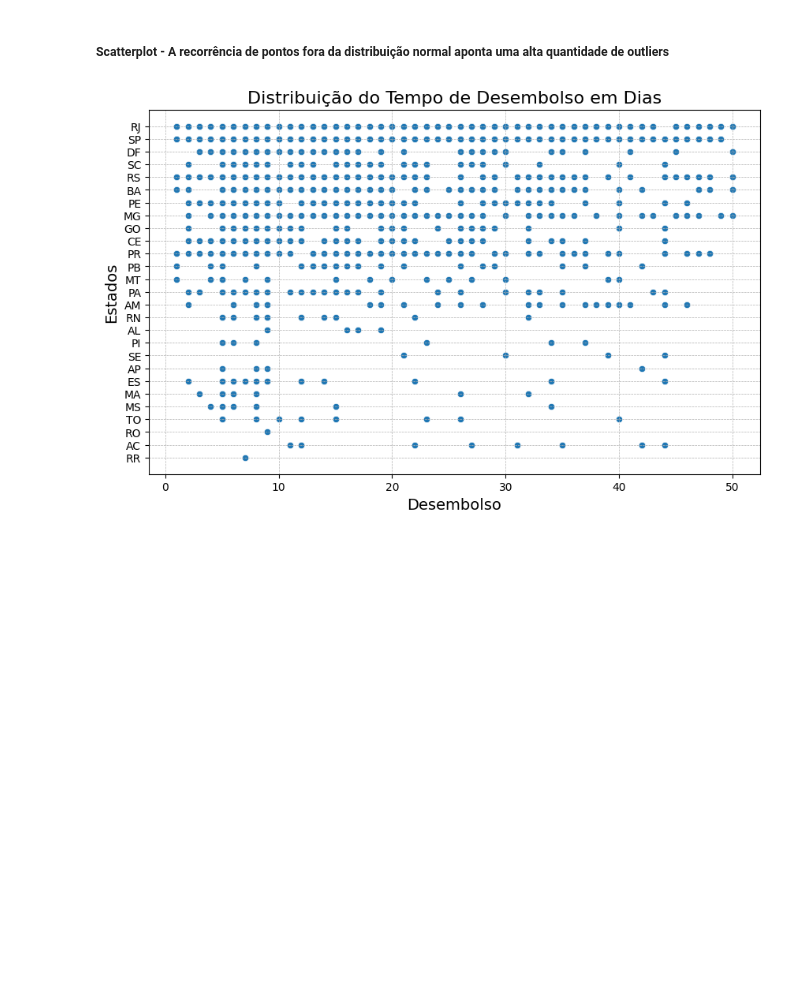
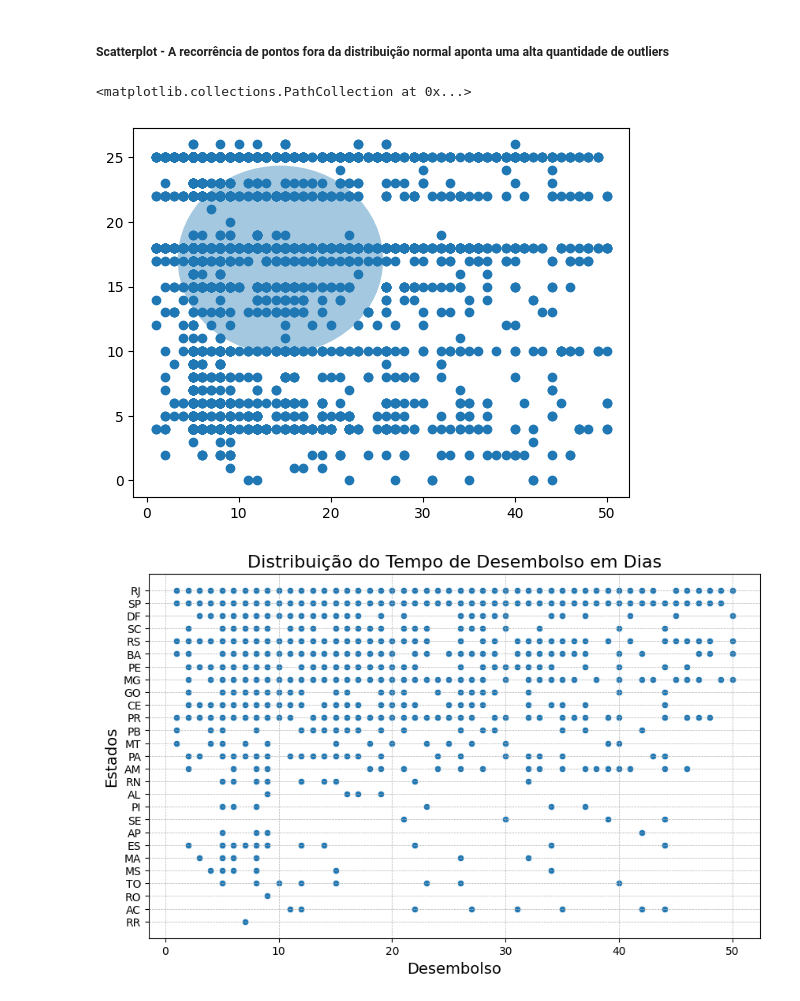
Before and after one commit to fonsecadados/AgenciaNacionalDoCinema_ANCINE, a Jupyter notebook: ANCINE_DesafiosEOportunidades.ipynb, the cells around one changed output. Cells and saved outputs as stored; diff of their text form; code cells hidden in the pictures; blank space fills up the shorter version.

```diff
--- a/ANCINE_DesafiosEOportunidades.ipynb
+++ b/ANCINE_DesafiosEOportunidades.ipynb
@@ -1372,5 +1351,28 @@ plt.grid(True)
 [figure]
 # %% [markdown]
 ##### Scatterplot - A recorrência de pontos fora da distribuição normal aponta uma alta quantidade de outliers
+# %%
+
+dado = outlier_300[['TEMPO_DESEMBOLSO', 'UF']]
+
+dado['UF_NUM'] = dado['UF'].astype('category').cat.codes
+
+dado_num = dado[['TEMPO_DESEMBOLSO', 'UF_NUM']].to_numpy()
+
+mean = np.mean(dado_num, 0)
+std_dev = np.std(dado_num, 0)
+
+ellipse = patches.Ellipse([mean[0], mean[1]], std_dev[0]*2, std_dev[1]*2, alpha=0.4)
+
+fig, graph = plt.subplots()
+graph.add_patch(ellipse)
+graph.scatter(dado_num[:,0], dado_num[:,1])
+# graph.scatter(mean[0], mean[1])
+
+# graph.set_xlim(0, 1)
+# graph.set_ylim(0, 1)
+# %% [output]
+<matplotlib.collections.PathCollection at 0x...>
+[figure, added]
 # %%
 plt.figure(figsize=(10, 6))
```
Also changed, not shown: parts of 34 cells of this notebook.
